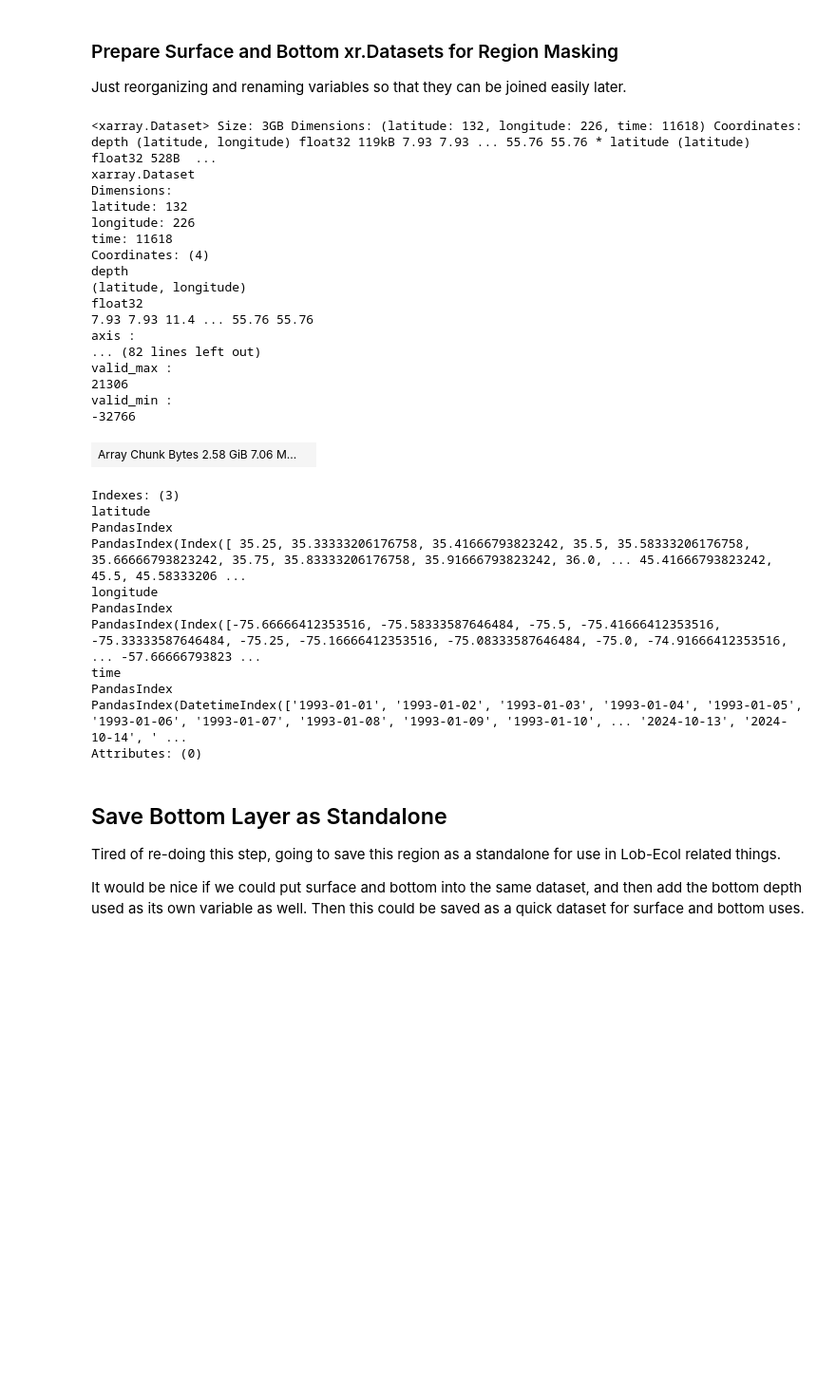
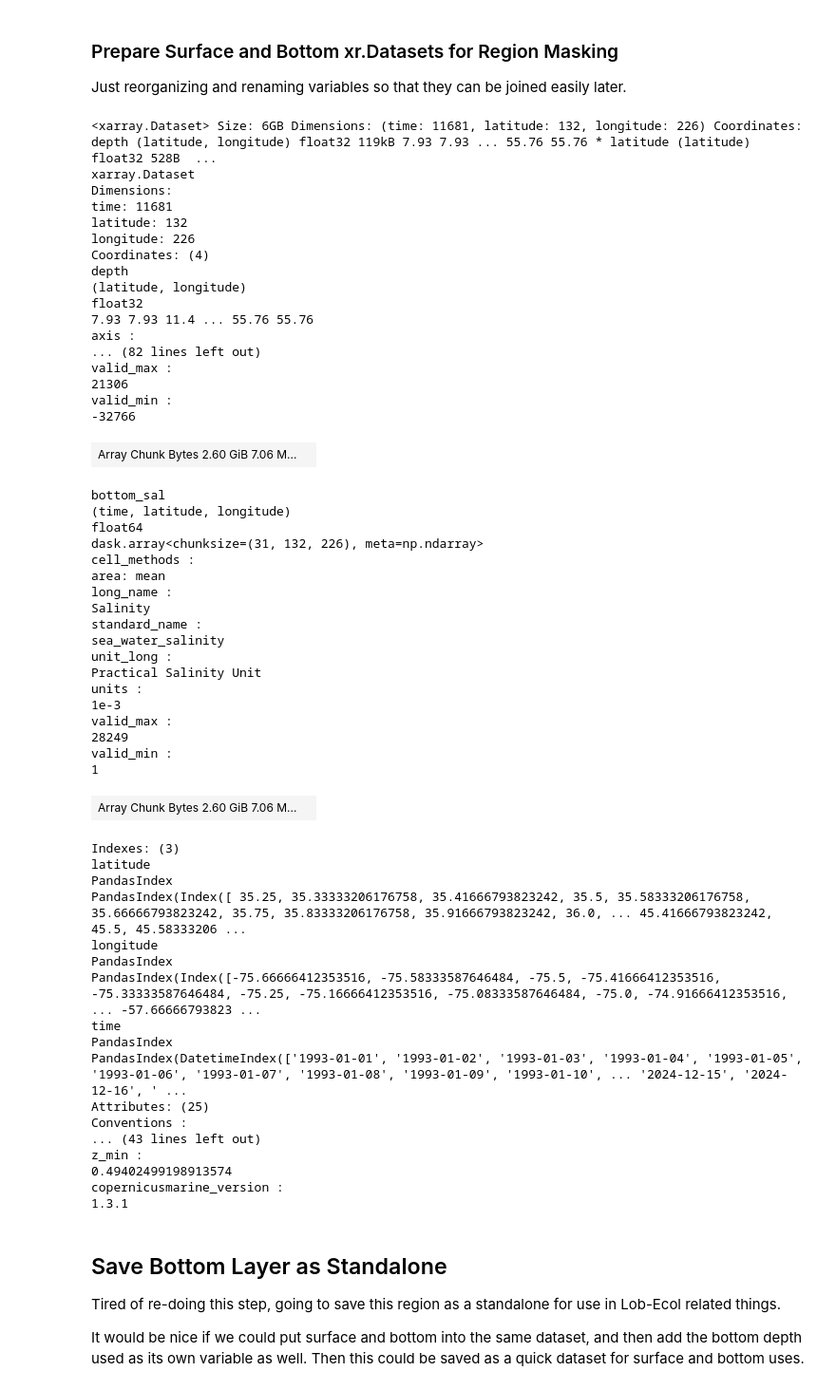
Before and after one commit to adamkemberling/glorys_northeast, a Jupyter notebook: py/LOBECOL_SurfBot_Temp_Processing.ipynb, the cells around one changed output. Shown at 95% size. Saved outputs shown, nothing was run; the diff lists cells and outputs as text; code cells hidden in the pictures; blank space fills up the shorter version.

```diff
--- a/py/LOBECOL_SurfBot_Temp_Processing.ipynb
+++ b/py/LOBECOL_SurfBot_Temp_Processing.ipynb
@@ -258,7 +222,7 @@ glorys_bottom_idx = find_deepest_depth_indices(
     x_coord = 'longitude',
     y_coord = 'latitude',
     depth_coord = 'depth',
-    maxDepth = 1600)
+    maxDepth = 2000)
 # %% [markdown]
 ## Pull the Data at the "Bottom" Indices Across Time
 # %%
@@ -266,12 +230,13 @@ glorys_bottom_idx = find_deepest_depth_indices(
 
 # use kwargs to pull values for those indices
 kwdepth = {'depth': glorys_bottom_idx}
-var_array = glorys_all['thetao']
+var_array = glorys_all#['thetao']
 
 
 # Now index the values out
 dsSel = var_array.isel(**kwdepth)
-ds = dsSel.to_dataset()
-ds.thetao.isel(time = -1).plot()
+ds = dsSel#.to_dataset()
+#ds.thetao.isel(time = -1).plot()
+ds.so.isel(time = -1).plot()
 # %% [output]
 <matplotlib.collections.QuadMesh at 0x...>
@@ -288,39 +253,64 @@ This was never sorted out, what we did instead is change the shapefile to only c
 Just reorganizing and renaming variables so that they can be joined easily later.
 # %%
 # Refocus/Reshape surface and bottom datasets for masking
-surface_ds = glorys_all.thetao.isel(depth = 0).to_dataset().rename_vars({"thetao" : "surface_temp"})
-bottom_ds = ds.rename_vars({"thetao" : "bottom_temp"})
+surface_ds = glorys_all.isel(depth = 0).rename_vars({"thetao" : "surface_temp", "so" : "surface_sal"})
+bottom_ds = ds.rename_vars({"thetao" : "bottom_temp", "so" : "bottom_sal"})
 bottom_ds
 # %% [output]
-<xarray.Dataset> Size: 3GB Dimensions: (latitude: 132, longitude: 226, time: 11618) Coordinates: depth (latitude, longitude) float32 119kB 7.93 7.93 ... 55.76 55.76 * latitude (latitude) float32 528B  ...
+<xarray.Dataset> Size: 6GB Dimensions: (time: 11681, latitude: 132, longitude: 226) Coordinates: depth (latitude, longitude) float32 119kB 7.93 7.93 ... 55.76 55.76 * latitude (latitude) float32 528B  ...
 xarray.Dataset
 Dimensions:
+time: 11681
 latitude: 132
 longitude: 226
-time: 11618
 Coordinates: (4)
 depth
 (latitude, longitude)
 float32
 7.93 7.93 11.4 ... 55.76 55.76
 axis :
 ... (82 lines left out)
 valid_max :
 21306
 valid_min :
 -32766
-| Array Chunk Bytes 2.58 GiB 7.06 M... |  |
+| Array Chunk Bytes 2.60 GiB 7.06 M... |  |
-Indexes: (3)
-latitude
-PandasIndex
-PandasIndex(Index([ 35.25, 35.33333206176758, 35.41666793823242, 35.5, 35.58333206176758, 35.66666793823242, 35.75, 35.83333206176758, 35.91666793823242, 36.0, ... 45.41666793823242, 45.5, 45.58333206 ...
-longitude
-PandasIndex
-PandasIndex(Index([-75.66666412353516, -75.58333587646484, -75.5, -75.41666412353516, -75.33333587646484, -75.25, -75.16666412353516, -75.08333587646484, -75.0, -74.91666412353516, ... -57.66666793823 ...
-time
-PandasIndex
-PandasIndex(DatetimeIndex(['1993-01-01', '1993-01-02', '1993-01-03', '1993-01-04', '1993-01-05', '1993-01-06', '1993-01-07', '1993-01-08', '1993-01-09', '1993-01-10', ... '2024-10-13', '2024-10-14', ' ...
-Attributes: (0)
+bottom_sal
+(time, latitude, longitude)
+float64
+dask.array<chunksize=(31, 132, 226), meta=np.ndarray>
+cell_methods :
+area: mean
+long_name :
+Salinity
+standard_name :
+sea_water_salinity
+unit_long :
+Practical Salinity Unit
+units :
+1e-3
+valid_max :
+28249
+valid_min :
+1
+| Array Chunk Bytes 2.60 GiB 7.06 M... |  |
+Indexes: (3)
+latitude
+PandasIndex
+PandasIndex(Index([ 35.25, 35.33333206176758, 35.41666793823242, 35.5, 35.58333206176758, 35.66666793823242, 35.75, 35.83333206176758, 35.91666793823242, 36.0, ... 45.41666793823242, 45.5, 45.58333206 ...
+longitude
+PandasIndex
+PandasIndex(Index([-75.66666412353516, -75.58333587646484, -75.5, -75.41666412353516, -75.33333587646484, -75.25, -75.16666412353516, -75.08333587646484, -75.0, -74.91666412353516, ... -57.66666793823 ...
+time
+PandasIndex
+PandasIndex(DatetimeIndex(['1993-01-01', '1993-01-02', '1993-01-03', '1993-01-04', '1993-01-05', '1993-01-06', '1993-01-07', '1993-01-08', '1993-01-09', '1993-01-10', ... '2024-12-15', '2024-12-16', ' ...
+Attributes: (25)
+Conventions :
+... (43 lines left out)
+z_min :
+0.49402499198913574
+copernicusmarine_version :
+1.3.1
 # %% [markdown]
 ## Save Bottom Layer as Standalone
 
```
Also changed, not shown: parts of 16 cells of this notebook, 6 other files.
